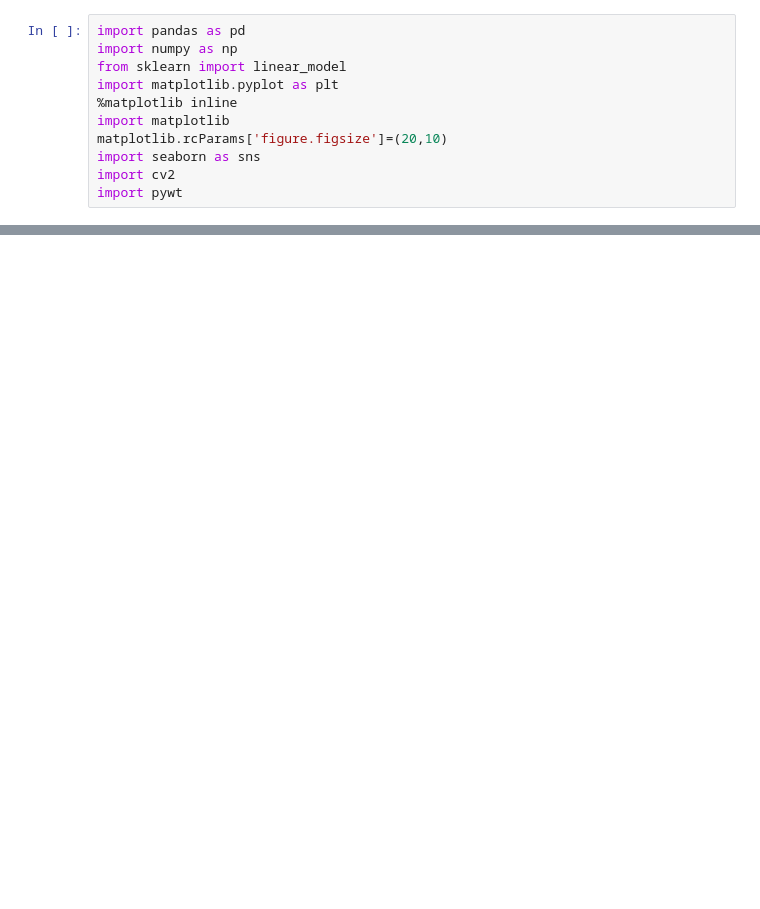
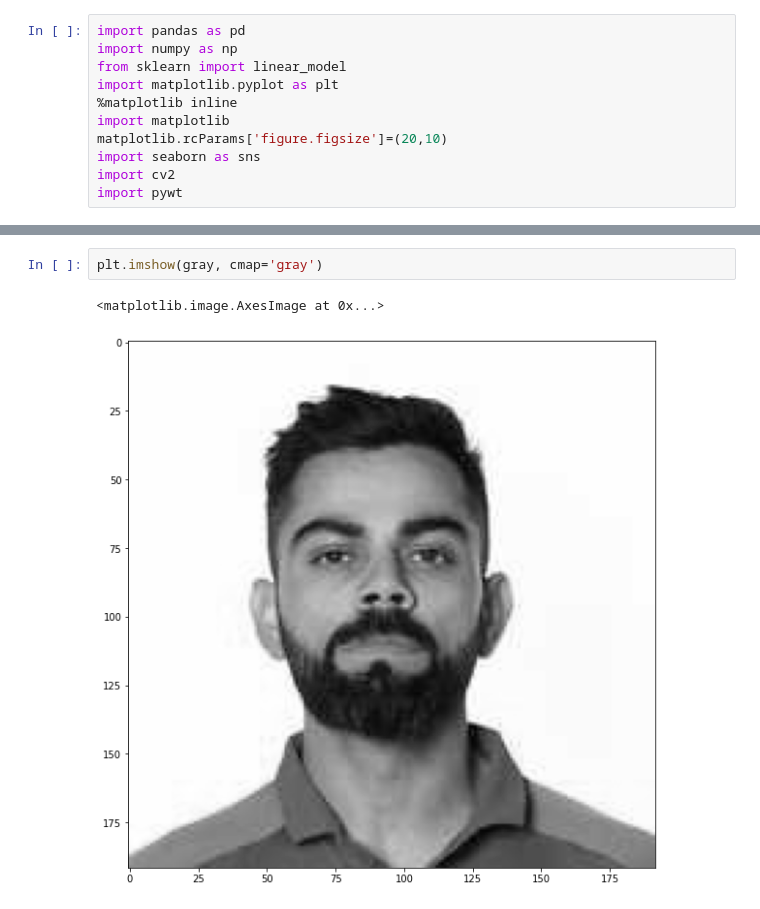
Before and after one commit to AftabUdaipurwala/ImageClassification, a Jupyter notebook: Celebrity_Face_Recognition_Model.ipynb, the cells around one changed output, grey strips where cells are left out. Drawn from its saved outputs; the diff is of its cells as text; blank space fills up the shorter version.

```diff
--- a/Celebrity_Face_Recognition_Model.ipynb
+++ b/Celebrity_Face_Recognition_Model.ipynb
@@ -42,0 +68,5 @@ gray.shape
+# %%
+plt.imshow(gray, cmap='gray')
+# %% [output]
+<matplotlib.image.AxesImage at 0x...>
+[figure, added]
```
Also changed, not shown: parts of 13 cells of this notebook.
